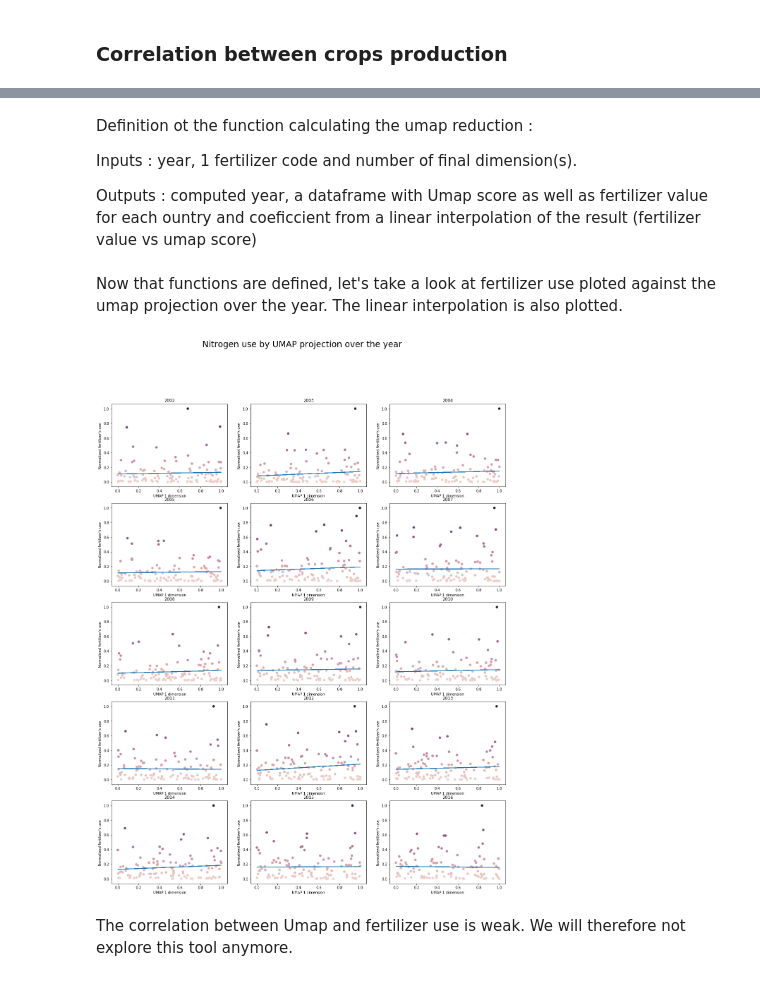
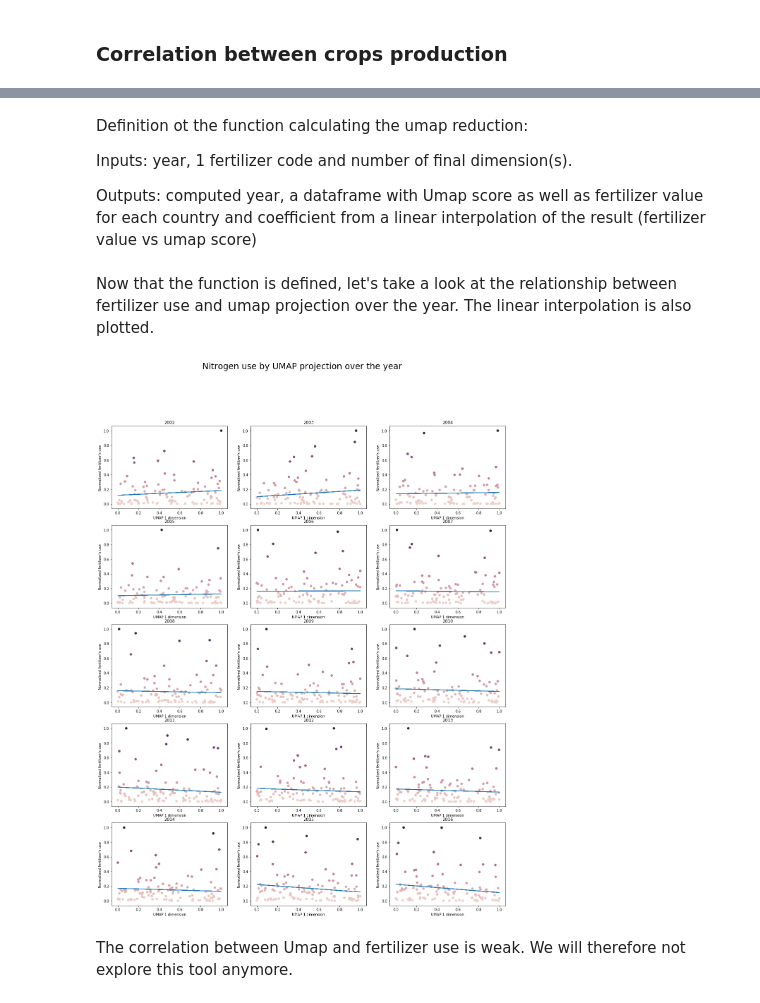
Before and after one commit to amara-slaymaker/ada_project-ada_nakamura, a Jupyter notebook: notebook_reorg.ipynb, the cells around one changed output, grey strips where cells are left out. Drawn from its saved outputs; the diff is of its cells as text; code cells hidden in the pictures.

```diff
--- a/notebook_reorg.ipynb
+++ b/notebook_reorg.ipynb
@@ -122,7 +118,7 @@ However, in order to execute a linear interpolation we need to see if the evolut
 # %%
-# Visual check of fertilizer evolution over the years
+# Visually check the fertilizer evolution over the years
 fig = plt.figure(figsize = (15, 10))
-for area in fertilizer_area.sample(n=10).Area.unique()[:10]:
+for area in fertilizer_area.sample(n=10).Area.unique()[:10]: #take randomly 10 countries in the dataset
     a=fertilizer_area.query('Area == @area and `Item Code`==3102')
     x=a.Year
     y=a.Value
@@ -130,5 +126,5 @@ for area in fertilizer_area.sample(n=10).Area.unique()[:10]:
     plt.legend()
     plt.xlabel('Year')
     plt.ylabel('Fertilizer Use (kg/ha)')
-    plt.title('Evolution of fertilizer use over ')
+    plt.title('Evolution of fertilizer use over time')
 # %% [output]
@@ -266,20 +247,22 @@ dtype: int64
 # %% [markdown]
 We can expand that analysis for all years:
 # %%
-# count total of missing values for all years
+# count total number of missing values for all years
 miss_count=pd.DataFrame()
-for year in fertilizer_area.Year.unique():
-    crop_year = (crops.query('`Element Code` == 5419') #creates the dataframe containing yields for the considered year
-        .query('`Year Code` == @year')
-        .query('`Item Code` >1000')
-        .query('`Area Code` <300')
-        .pivot(index='Area Code',columns='Item',values='Value')
-        .reset_index()
-          )
-    keys = ['Total_row'] + crop_year.columns.values.tolist()
-    values = [crop_year.shape[0]] + crop_year.isnull().sum().values.tolist()
+for year in year_range:
+    crop_year = (crops.query('`Element Code` == 5419') #select the yields
+                      .query('`Year Code` == @year') #select the year
+                      .query('`Item Code` >1000') #select the group yields
+                      .query('`Area Code` <300') #deselect the group of countries (such as Africa, America, ...)
+                      .pivot(index='Area Code',columns='Item',values='Value')
+                      .reset_index())
+
+    keys = ['Total number of rows'] + crop_year.columns.values.tolist()[1:]
+    values = [crop_year.shape[0]] + crop_year.isna().sum().values.tolist()[1:] #count the missing values
     dictionary = dict(zip(keys, values))
     df = pd.DataFrame.from_records([dictionary])
     miss_count = miss_count.append(df,sort=False)
-miss_count.sum()
+
+print(miss_count.sum())
+print('There are',miss_count.sum()[1:].sum(), 'missing values in total')
 # %% [output]
@@ -413,10 +396,11 @@ for year in fertilizer_area.Year.unique():
         .pivot(index='Area',columns='Item',values='Value')
         .reset_index()
           )
-    keys=['Total_row']+crop_year.columns.values.tolist()
-    values=[crop_year.shape[0]]+np.round(crop_year.isnull().sum().values).tolist()
+    keys=['Total number of rows']+crop_year.columns.values.tolist()[1:]
+    values=[crop_year.shape[0]]+np.round(crop_year.isnull().sum().values).tolist()[1:]
     dictionary = dict(zip(keys, values))
     df=pd.DataFrame.from_records([dictionary])
     miss_count2=miss_count2.append(df, sort=False)
-miss_count2.sum()
+print(miss_count2.sum())
+print('There are',miss_count2.sum()[1:].sum(), 'missing values in total')
 # %% [output]
@@ -537,7 +503,7 @@ In order to observe the impact of fertilizers on agriculture. It is necessary to
 # %%
-# This function separates countries in tree different groups according to their fertilizer's use
+# This function separates countries into three different groups according to their fertilizer use
 def ferti_class(x, L):
-    ''' x is the fertilizer value, L is the set of fertilizers values'''
+    ''' x is the fertilizer value, L is the set of fertilizer values'''
     if x<np.percentile(L,33):
         return 'low'
     elif np.percentile(L,33)<=x<np.percentile(L,66):
@@ -545,11 +511,11 @@ def ferti_class(x, L):
     else:
         return 'high'
 # %% [markdown]
-Definition ot the function calculating the umap reduction :
+Definition ot the function calculating the umap reduction:
 
-Inputs : year, 1 fertilizer code and number of final dimension(s).
+Inputs: year, 1 fertilizer code and number of final dimension(s).
 
-Outputs : computed year, a dataframe with Umap score as well as fertilizer value for each ountry and coeficcient from a linear interpolation of the result (fertilizer value vs umap score)
+Outputs: computed year, a dataframe with Umap score as well as fertilizer value for each country and coefficient from a linear interpolation of the result (fertilizer value vs umap score)
 # %%
 
 def umap_year(year, ferti_code, n_components=2):
@@ -597,28 +563,28 @@ def umap_year(year, ferti_code, n_components=2):
 
     return year,embedding2,coef # return year (for confirmation), performed umap and value of linear regression
 # %% [markdown]
-Now that functions are defined, let's take a look at fertilizer use ploted against the umap projection over the year. The linear interpolation is also plotted.
+Now that the function is defined, let's take a look at the relationship between fertilizer use and umap projection over the year. The linear interpolation is also plotted.
 # %%
 #plot for multiple years for Nutrient nitrogen N vs umap
 year=fertilizer_area['Year Code'].unique()
 n=len(year)
 fig = plt.figure(figsize = (20, math.ceil(n/3)*5 ))
 fig.suptitle('Nitrogen use by UMAP projection over the year', fontsize=24)
 for x in range (n) :
-    vis_2016=umap_year(year[x], 3102, 1)
+    vis_2016=umap_year(year[x], 3103, 1)
     ax1 = fig.add_subplot(math.ceil(n/3),3,x+1)
     embedding2=vis_2016[1]
     coef = vis_2016[2]
     poly1d_fn = np.poly1d(coef)
     clarity_ranking = embedding2.Value
     cmap = sns.cubehelix_palette(as_cmap=True)
     plt.scatter(embedding2['Umap'], embedding2.Value,c=clarity_ranking, cmap=cmap)
     plt.plot(embedding2['Umap'], poly1d_fn(embedding2['Umap']))
     plt.title('%d'%year[x]);
     plt.xlabel("UMAP 1 dimension")
     plt.ylabel("Normalized fertilizer's use ")
 # %% [output]
-[figure, old version]
+[figure, new version]
 # %% [markdown]
 The correlation between Umap and fertilizer use is weak. We will therefore not explore this tool anymore.
 # %% [markdown]
```
Also changed, not shown: parts of 36 cells of this notebook.
